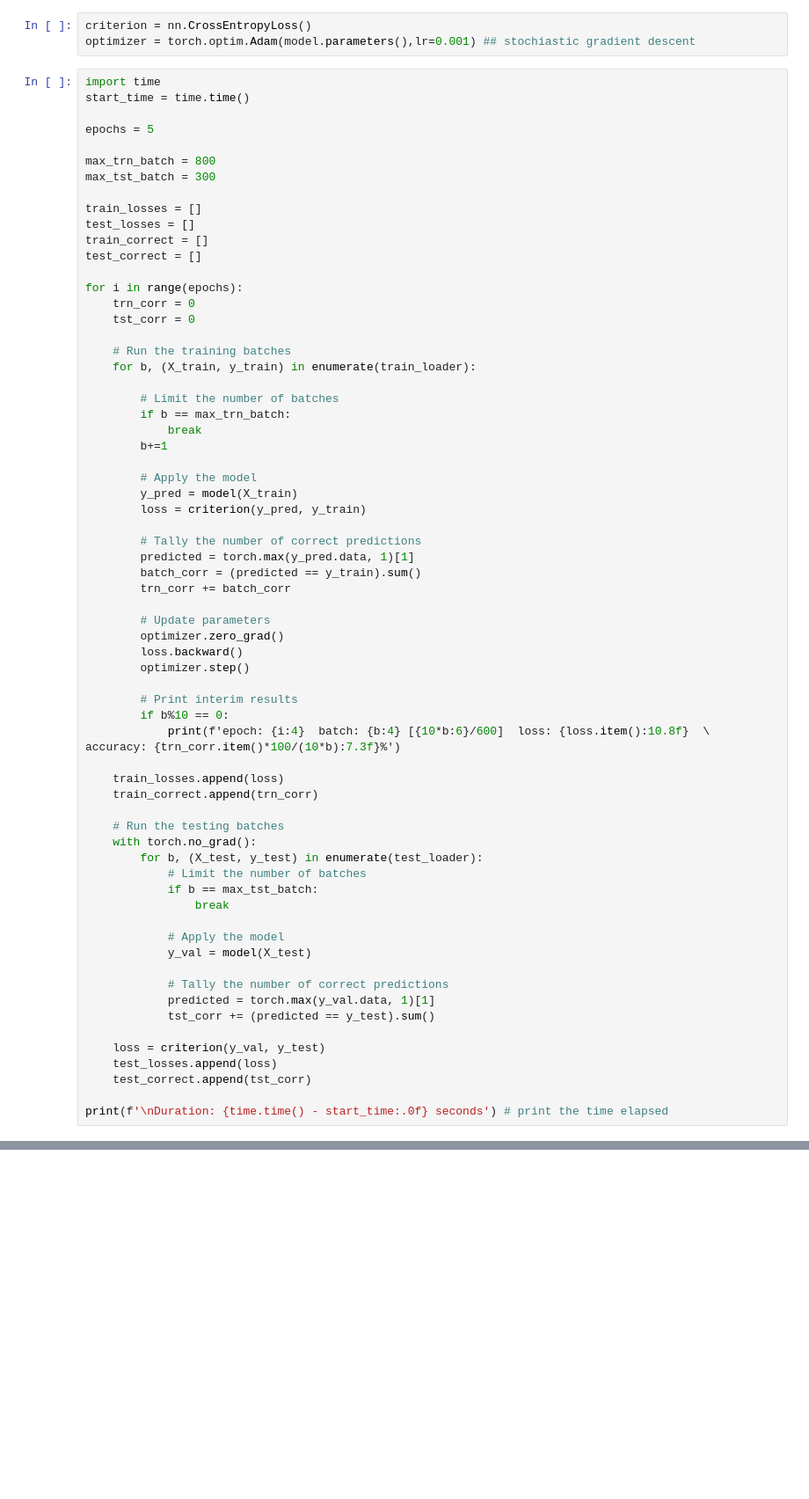
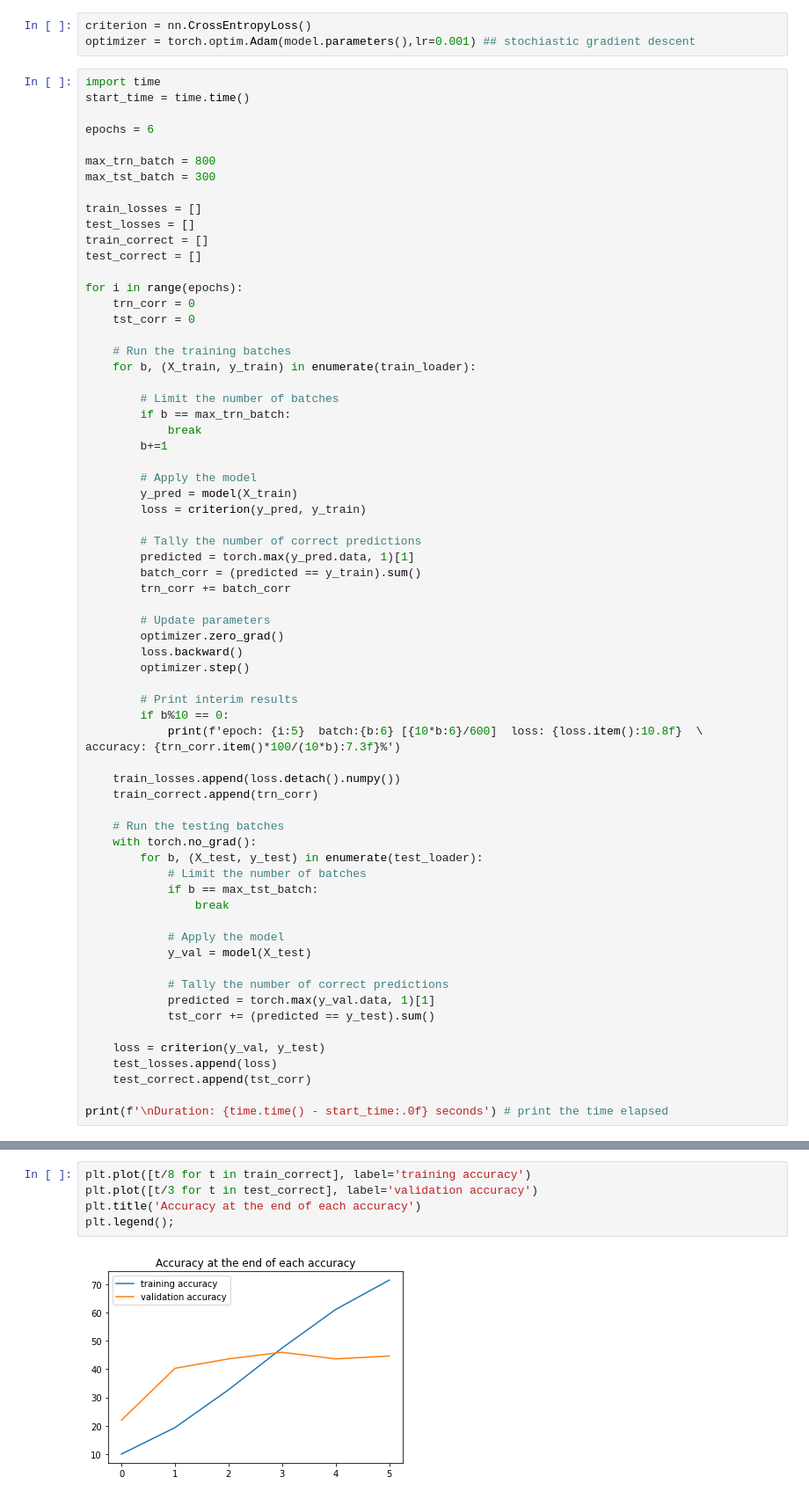
Before and after one commit to prispearly/music-genre-classification, a Jupyter notebook: BasicCNN.ipynb, the cells around one changed output, grey strips where cells are left out. Shown: that part at 88% size. Saved outputs shown, nothing was run; the diff lists cells and outputs as text; blank space fills up the shorter version.

```diff
--- a/BasicCNN.ipynb
+++ b/BasicCNN.ipynb
@@ -142,7 +143,7 @@ optimizer = torch.optim.Adam(model.parameters(),lr=0.001) ## stochiastic gradien
 import time
 start_time = time.time()
 
-epochs = 5
+epochs = 6
 
 max_trn_batch = 800
 max_tst_batch = 300
@@ -180,10 +181,10 @@ for i in range(epochs):
 
         # Print interim results
         if b%10 == 0:
-            print(f'epoch: {i:4}  batch: {b:4} [{10*b:6}/600]  loss: {loss.item():10.8f}  \
+            print(f'epoch: {i:5}  batch:{b:6} [{10*b:6}/600]  loss: {loss.item():10.8f}  \
 accuracy: {trn_corr.item()*100/(10*b):7.3f}%')
 
-    train_losses.append(loss)
+    train_losses.append(loss.detach().numpy())
     train_correct.append(trn_corr)
 
     # Run the testing batches
@@ -235,0 +236,7 @@ RuntimeError: Can't call numpy() on Tensor that requires grad. Use tensor.detach
+# %%
+plt.plot([t/8 for t in train_correct], label='training accuracy')
+plt.plot([t/3 for t in test_correct], label='validation accuracy')
+plt.title('Accuracy at the end of each accuracy')
+plt.legend();
+# %% [output]
+[figure, added]
```
Also changed, not shown: parts of 6 cells of this notebook, 2 other files.
